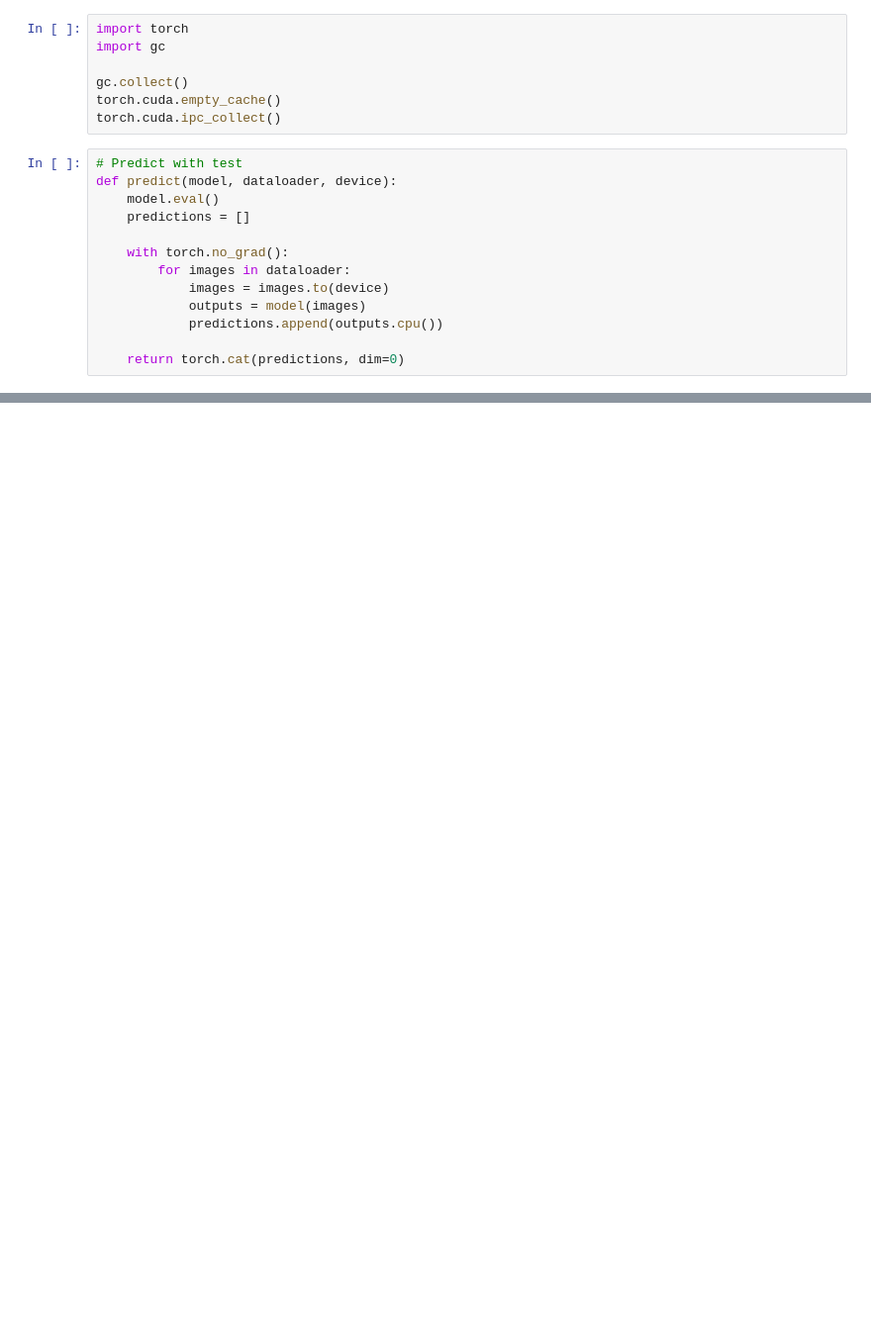
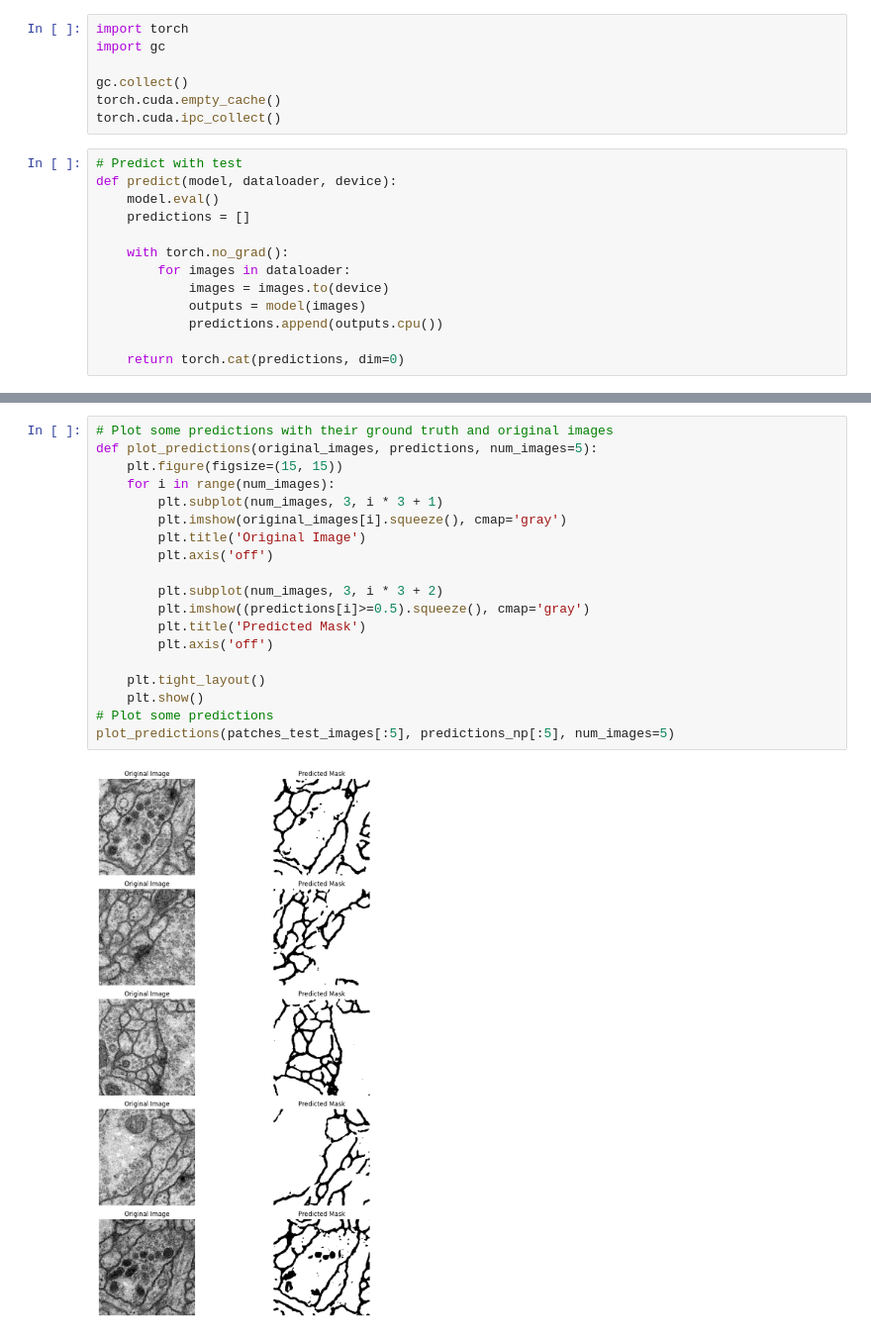
Before and after one commit to albapim/Advanced-Image-Analysis, a Jupyter notebook: final_project/third_script.ipynb, the cells around one changed output, grey strips where cells are left out. Shown at 99% size. Saved outputs shown, nothing was run; the diff lists cells and outputs as text; blank space fills up the shorter version.

```diff
--- a/final_project/third_script.ipynb
+++ b/final_project/third_script.ipynb
@@ -474,0 +463,21 @@ TypeError: 'NoneType' object is not subscriptable
+# %%
+# Plot some predictions with their ground truth and original images
+def plot_predictions(original_images, predictions, num_images=5):
+    plt.figure(figsize=(15, 15))
+    for i in range(num_images):
+        plt.subplot(num_images, 3, i * 3 + 1)
+        plt.imshow(original_images[i].squeeze(), cmap='gray')
+        plt.title('Original Image')
+        plt.axis('off')
+
+        plt.subplot(num_images, 3, i * 3 + 2)
+        plt.imshow((predictions[i]>=0.5).squeeze(), cmap='gray')
+        plt.title('Predicted Mask')
+        plt.axis('off')
+
+    plt.tight_layout()
+    plt.show()
+# Plot some predictions
+plot_predictions(patches_test_images[:5], predictions_np[:5], num_images=5)
+# %% [output]
+[figure, added]
```
Also changed, not shown: parts of 5 cells of this notebook, 1 other file.
